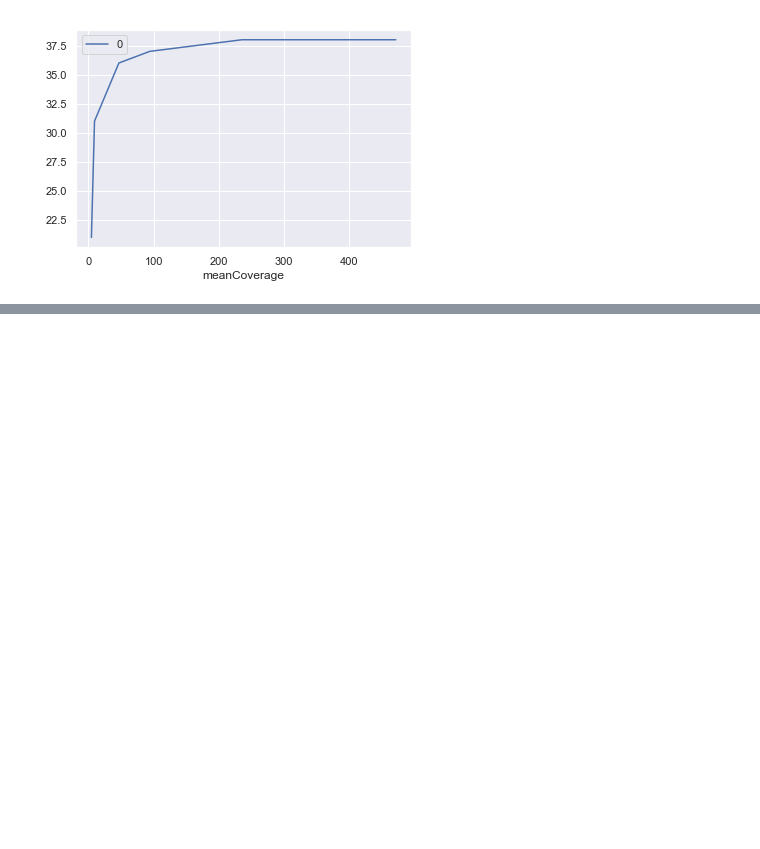
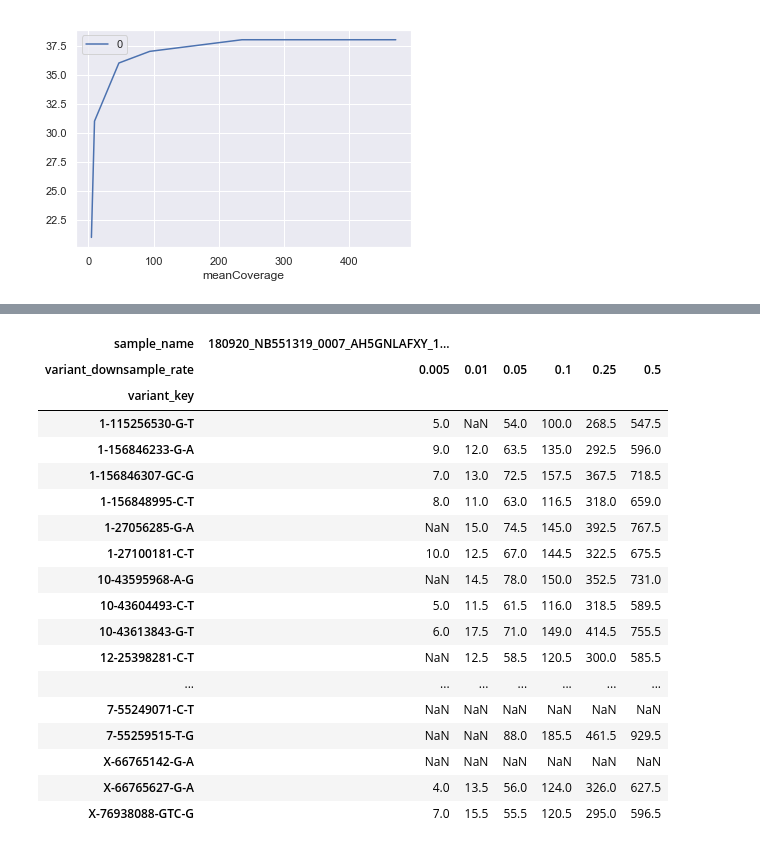
Before and after one commit to josephhalstead/insilico_limit_of_detection, a Jupyter notebook: utils/analysis.ipynb, the cells around one changed output, grey strips where cells are left out. Saved outputs shown, nothing was run; the diff lists cells and outputs as text; code cells hidden in the pictures; blank space fills up the shorter version.

```diff
--- a/utils/analysis.ipynb
+++ b/utils/analysis.ipynb
@@ -216,0 +196,22 @@ final_merged
+# %%
+final_pivoted_df_mean
+# %% [output]
+| sample_name | 180920_NB551319_0007_AH5GNLAFXY_1... |  |  |  |  |  |
+| variant_downsample_rate | 0.005 | 0.01 | 0.05 | 0.1 | 0.25 | 0.5 |
+| variant_key |  |  |  |  |  |  |
+| 1-115256530-G-T | 5.0 | NaN | 54.0 | 100.0 | 268.5 | 547.5 |
+| 1-156846233-G-A | 9.0 | 12.0 | 63.5 | 135.0 | 292.5 | 596.0 |
+| 1-156846307-GC-G | 7.0 | 13.0 | 72.5 | 157.5 | 367.5 | 718.5 |
+| 1-156848995-C-T | 8.0 | 11.0 | 63.0 | 116.5 | 318.0 | 659.0 |
+| 1-27056285-G-A | NaN | 15.0 | 74.5 | 145.0 | 392.5 | 767.5 |
+| 1-27100181-C-T | 10.0 | 12.5 | 67.0 | 144.5 | 322.5 | 675.5 |
+| 10-43595968-A-G | NaN | 14.5 | 78.0 | 150.0 | 352.5 | 731.0 |
+| 10-43604493-C-T | 5.0 | 11.5 | 61.5 | 116.0 | 318.5 | 589.5 |
+| 10-43613843-G-T | 6.0 | 17.5 | 71.0 | 149.0 | 414.5 | 755.5 |
+| 12-25398281-C-T | NaN | 12.5 | 58.5 | 120.5 | 300.0 | 585.5 |
+| ... | ... | ... | ... | ... | ... | ... |
+| 7-55249071-C-T | NaN | NaN | NaN | NaN | NaN | NaN |
+| 7-55259515-T-G | NaN | NaN | 88.0 | 185.5 | 461.5 | 929.5 |
+| X-66765142-G-A | NaN | NaN | NaN | NaN | NaN | NaN |
+| X-66765627-G-A | 4.0 | 13.5 | 56.0 | 124.0 | 326.0 | 627.5 |
+| X-76938088-GTC-G | 7.0 | 15.5 | 55.5 | 120.5 | 295.0 | 596.5 |
```
Also changed, not shown: parts of 1 cell of this notebook.
